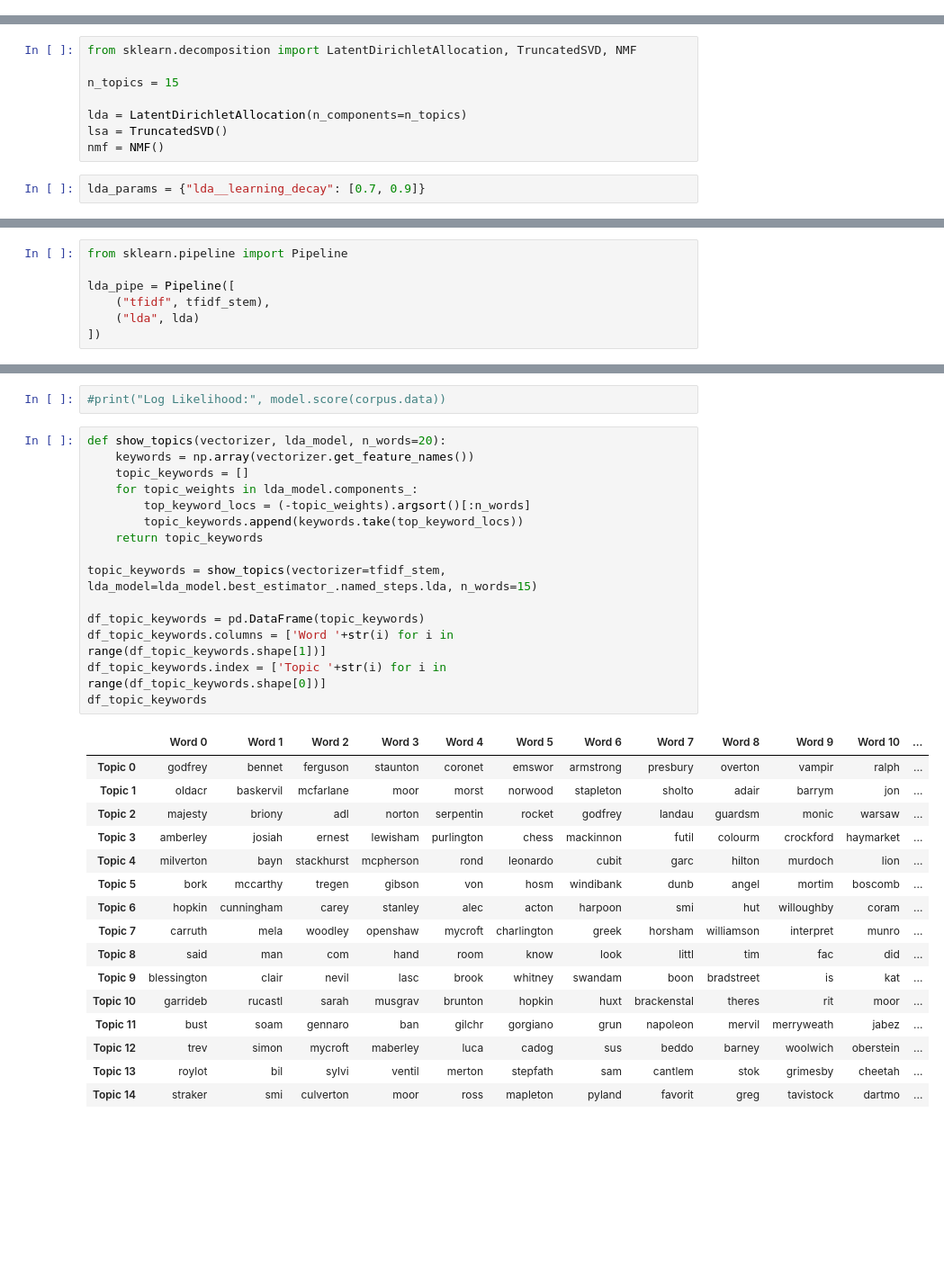
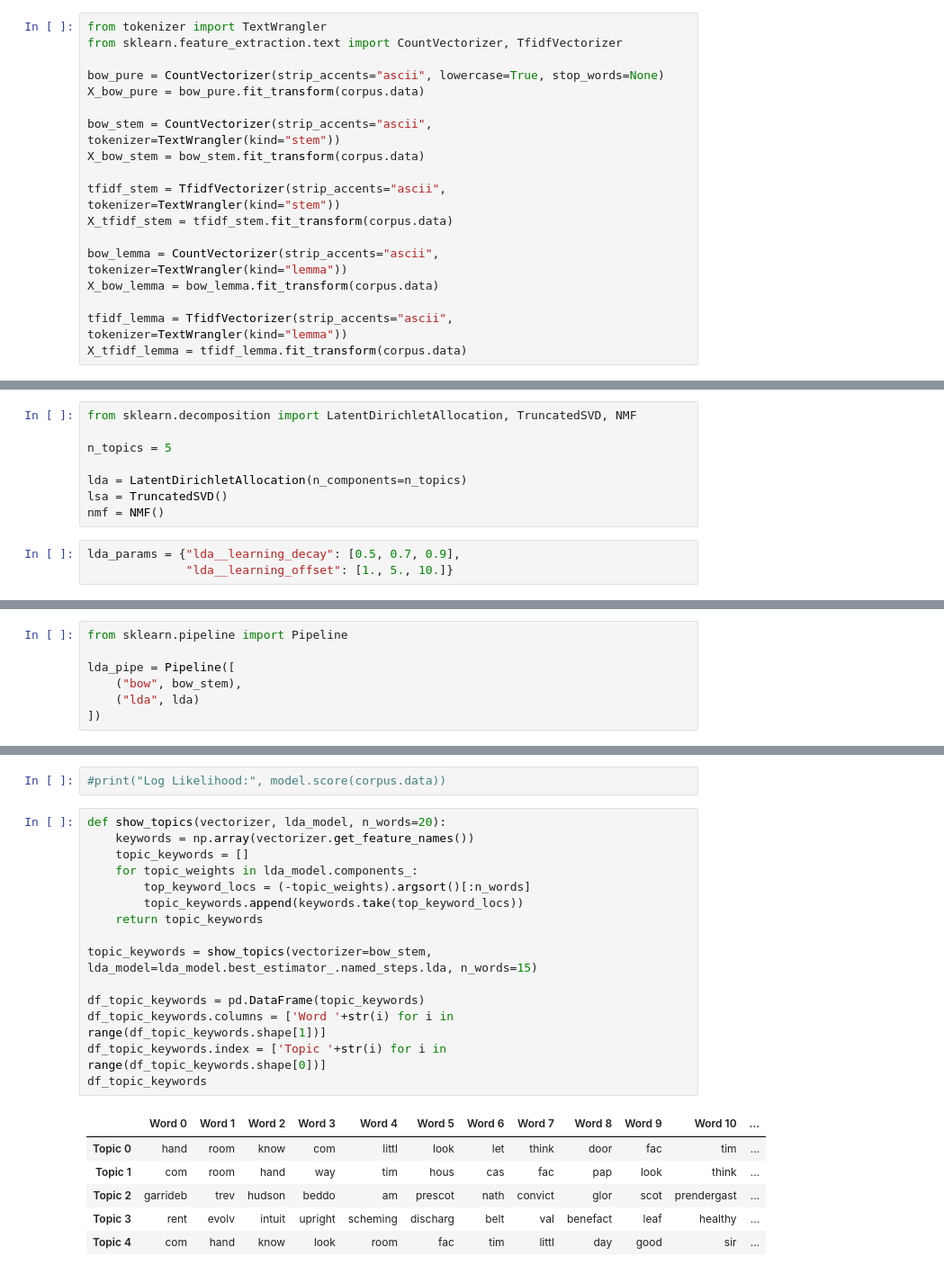
Before and after one commit to datadonK23/pyData-Projects, a Jupyter notebook: HolmesTopicModels/holmes-topic-models/notebook/2_Modeling.ipynb, the cells around one changed output, grey strips where cells are left out. Shown: that part at 90% size. Cells and saved outputs as stored; diff of their text form; blank space fills up the shorter version.

```diff
--- a/HolmesTopicModels/holmes-topic-models/notebook/2_Modeling.ipynb
+++ b/HolmesTopicModels/holmes-topic-models/notebook/2_Modeling.ipynb
@@ -36,22 +24,41 @@ X_tfidf_stem = tfidf_stem.transform(corpus.data)
+# %%
+from tokenizer import TextWrangler
+from sklearn.feature_extraction.text import CountVectorizer, TfidfVectorizer
+
+bow_pure = CountVectorizer(strip_accents="ascii", lowercase=True, stop_words=None)
+X_bow_pure = bow_pure.fit_transform(corpus.data)
+
+bow_stem = CountVectorizer(strip_accents="ascii", tokenizer=TextWrangler(kind="stem"))
+X_bow_stem = bow_stem.fit_transform(corpus.data)
+
+tfidf_stem = TfidfVectorizer(strip_accents="ascii", tokenizer=TextWrangler(kind="stem"))
+X_tfidf_stem = tfidf_stem.fit_transform(corpus.data)
+
+bow_lemma = CountVectorizer(strip_accents="ascii", tokenizer=TextWrangler(kind="lemma"))
+X_bow_lemma = bow_lemma.fit_transform(corpus.data)
+
+tfidf_lemma = TfidfVectorizer(strip_accents="ascii", tokenizer=TextWrangler(kind="lemma"))
+X_tfidf_lemma = tfidf_lemma.fit_transform(corpus.data)
 # %% [markdown]
 ## Models
 # %%
 from sklearn.decomposition import LatentDirichletAllocation, TruncatedSVD, NMF
 
-n_topics = 15
+n_topics = 5
 
 lda = LatentDirichletAllocation(n_components=n_topics)
 lsa = TruncatedSVD()
 nmf = NMF()
 # %%
-lda_params = {"lda__learning_decay": [0.7, 0.9]}
+lda_params = {"lda__learning_decay": [0.5, 0.7, 0.9],
+              "lda__learning_offset": [1., 5., 10.]}
 # %% [markdown]
 ## Pipeline
 # %%
 from sklearn.pipeline import Pipeline
 
 lda_pipe = Pipeline([
-    ("tfidf", tfidf_stem),
+    ("bow", bow_stem),
     ("lda", lda)
 ])
 # %% [markdown]
@@ -89,35 +97,25 @@ lda_model.best_score_
 # %%
 def show_topics(vectorizer, lda_model, n_words=20):
     keywords = np.array(vectorizer.get_feature_names())
     topic_keywords = []
     for topic_weights in lda_model.components_:
         top_keyword_locs = (-topic_weights).argsort()[:n_words]
         topic_keywords.append(keywords.take(top_keyword_locs))
     return topic_keywords
 
-topic_keywords = show_topics(vectorizer=tfidf_stem, lda_model=lda_model.best_estimator_.named_steps.lda, n_words=15)
+topic_keywords = show_topics(vectorizer=bow_stem, lda_model=lda_model.best_estimator_.named_steps.lda, n_words=15)
 
 df_topic_keywords = pd.DataFrame(topic_keywords)
 df_topic_keywords.columns = ['Word '+str(i) for i in range(df_topic_keywords.shape[1])]
 df_topic_keywords.index = ['Topic '+str(i) for i in range(df_topic_keywords.shape[0])]
 df_topic_keywords
 # %% [output]
 |  | Word 0 | Word 1 | Word 2 | Word 3 | Word 4 | Word 5 | Word 6 | Word 7 | Word 8 | Word 9 | Word 10 | ... |
-| Topic 0 | godfrey | bennet | ferguson | staunton | coronet | emswor | armstrong | presbury | overton | vampir | ralph | ... |
-| Topic 1 | oldacr | baskervil | mcfarlane | moor | morst | norwood | stapleton | sholto | adair | barrym | jon | ... |
-| Topic 2 | majesty | briony | adl | norton | serpentin | rocket | godfrey | landau | guardsm | monic | warsaw | ... |
-| Topic 3 | amberley | josiah | ernest | lewisham | purlington | chess | mackinnon | futil | colourm | crockford | haymarket | ... |
-| Topic 4 | milverton | bayn | stackhurst | mcpherson | rond | leonardo | cubit | garc | hilton | murdoch | lion | ... |
-| Topic 5 | bork | mccarthy | tregen | gibson | von | hosm | windibank | dunb | angel | mortim | boscomb | ... |
-| Topic 6 | hopkin | cunningham | carey | stanley | alec | acton | harpoon | smi | hut | willoughby | coram | ... |
-| Topic 7 | carruth | mela | woodley | openshaw | mycroft | charlington | greek | horsham | williamson | interpret | munro | ... |
-| Topic 8 | said | man | com | hand | room | know | look | littl | tim | fac | did | ... |
-| Topic 9 | blessington | clair | nevil | lasc | brook | whitney | swandam | boon | bradstreet | is | kat | ... |
-| Topic 10 | garrideb | rucastl | sarah | musgrav | brunton | hopkin | huxt | brackenstal | theres | rit | moor | ... |
-| Topic 11 | bust | soam | gennaro | ban | gilchr | gorgiano | grun | napoleon | mervil | merryweath | jabez | ... |
-| Topic 12 | trev | simon | mycroft | maberley | luca | cadog | sus | beddo | barney | woolwich | oberstein | ... |
-| Topic 13 | roylot | bil | sylvi | ventil | merton | stepfath | sam | cantlem | stok | grimesby | cheetah | ... |
-| Topic 14 | straker | smi | culverton | moor | ross | mapleton | pyland | favorit | greg | tavistock | dartmo | ... |
+| Topic 0 | hand | room | know | com | littl | look | let | think | door | fac | tim | ... |
+| Topic 1 | com | room | hand | way | tim | hous | cas | fac | pap | look | think | ... |
+| Topic 2 | garrideb | trev | hudson | beddo | am | prescot | nath | convict | glor | scot | prendergast | ... |
+| Topic 3 | rent | evolv | intuit | upright | scheming | discharg | belt | val | benefact | leaf | healthy | ... |
+| Topic 4 | com | hand | know | look | room | fac | tim | littl | day | good | sir | ... |
 # %%
 import pyLDAvis
 from pyLDAvis.sklearn import prepare
```
Also changed, not shown: parts of 5 cells of this notebook, 4 other files.
